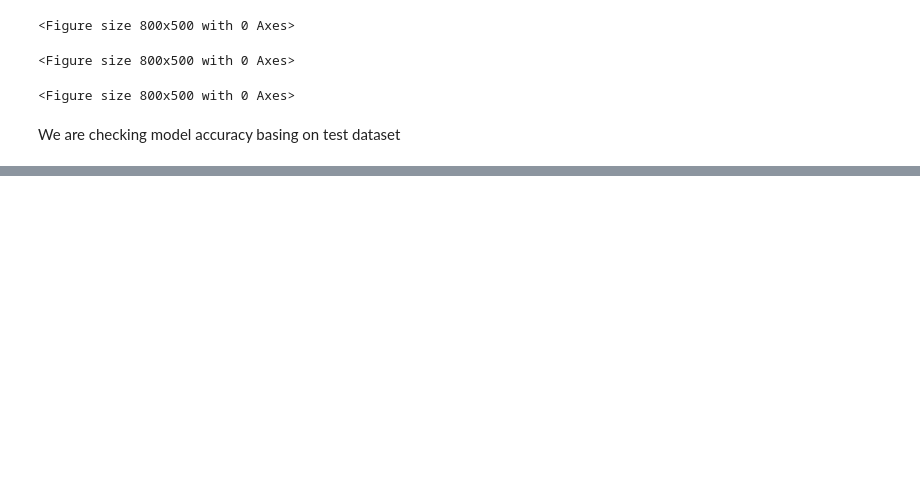
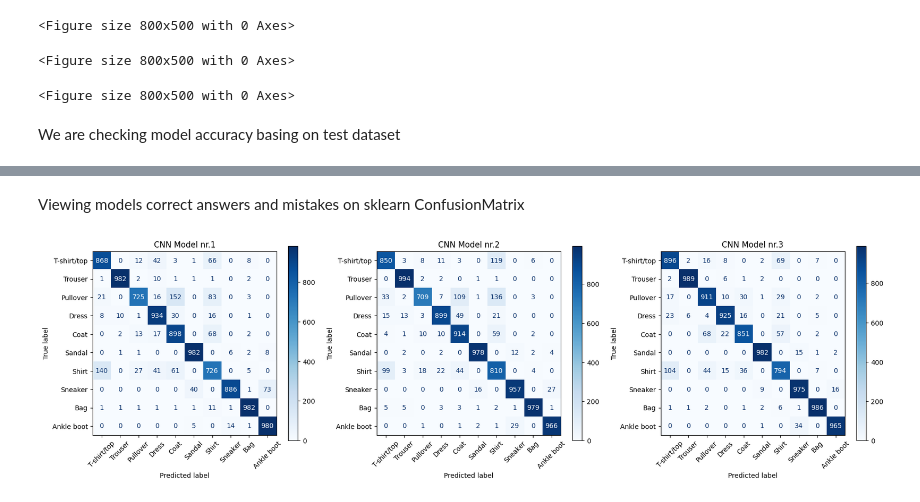
Before and after one commit to Matiar15/machinge-learning-universtity, a Jupyter notebook: fashion_mnist_cnn_model.ipynb, the cells around one changed output, grey strips where cells are left out. Saved outputs shown, nothing was run; the diff lists cells and outputs as text; code cells hidden in the pictures; blank space fills up the shorter version.

```diff
--- a/fashion_mnist_cnn_model.ipynb
+++ b/fashion_mnist_cnn_model.ipynb
@@ -102,0 +114,31 @@ Accuracy on test data: 92.62%, for model nr.3
+# %% [markdown]
+Viewing models correct answers and mistakes on sklearn ConfusionMatrix
+# %%
+
+label_names = {
+    0: "T-shirt/top",
+    1: "Trouser",
+    2: "Pullover",
+    3: "Dress",
+    4: "Coat",
+    5: "Sandal",
+    6: "Shirt",
+    7: "Sneaker",
+    8: "Bag",
+    9: "Ankle boot"
+}
+fig, axes = plt.subplots(1, 3, figsize=(18, 5))
+
+for idx, _ in enumerate(models):
+    y_true = np.concatenate(models_all_labels[idx])
+    y_pred = np.concatenate(models_predictions[idx])
+
+    cm = confusion_matrix(y_true, y_pred)
+    disp = ConfusionMatrixDisplay(confusion_matrix=cm, display_labels=[label_names[i] for i in range(10)])
+    disp.plot(cmap='Blues', ax=axes[idx], xticks_rotation=45)
+    axes[idx].set_title(f"CNN Model nr.{idx+1}")
+
+plt.tight_layout()
+plt.show()
+# %% [output]
+[figure, added]
```
Also changed, not shown: parts of 3 cells of this notebook.
